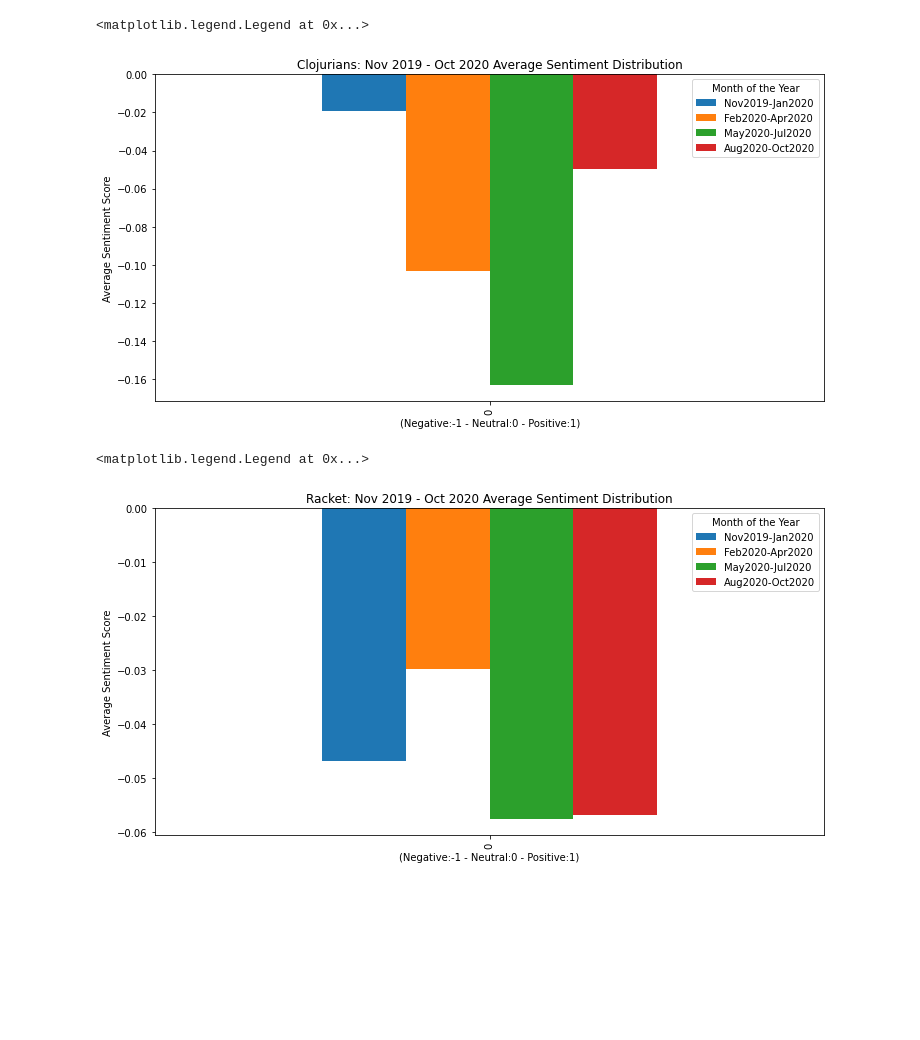
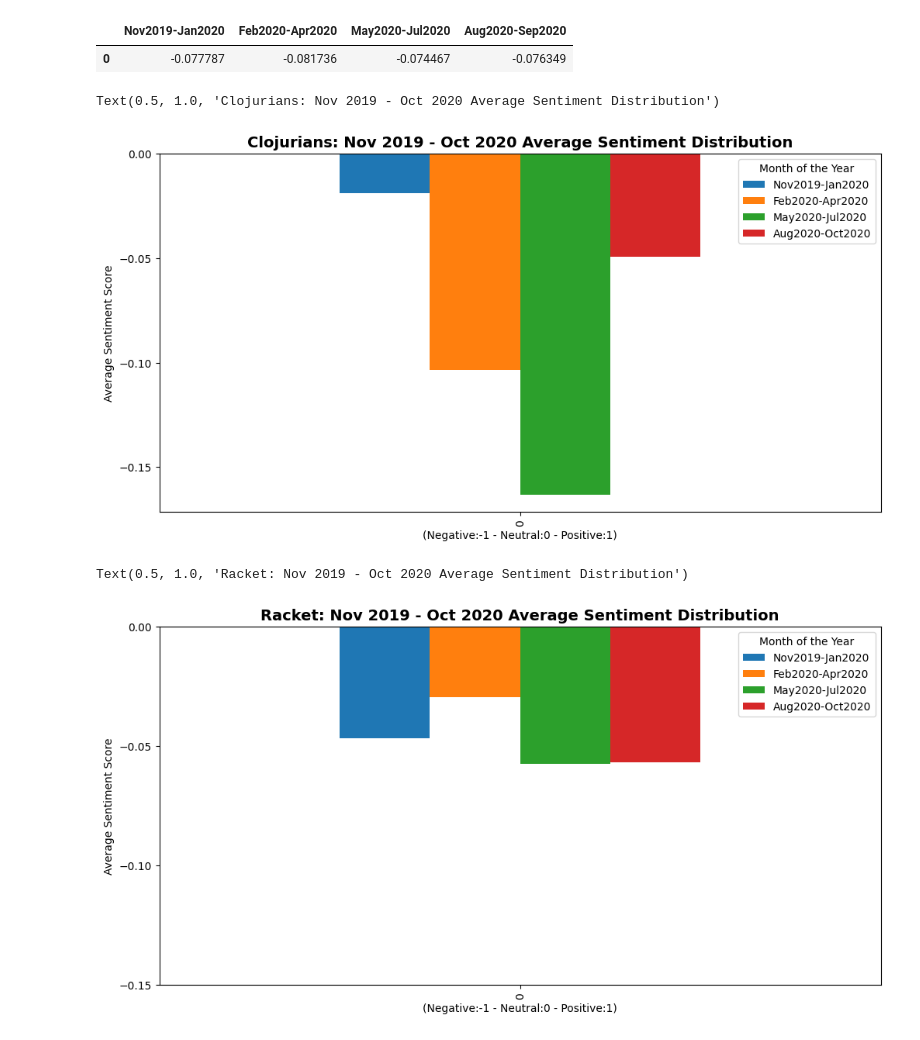
Before and after one commit to Tomgroot/empiricalSE, a Jupyter notebook: meanCalc.ipynb, the cells around one changed output. Drawn from its saved outputs; the diff is of its cells as text; code cells hidden in the pictures; blank space fills up the shorter version.

Commit message:
Sentiment and Frequency Update

```diff
--- a/meanCalc.ipynb
+++ b/meanCalc.ipynb
@@ -18,19 +28,26 @@ go_df.plot.bar(xlabel='(Negative:-1 - Neutral:0 - Positive:1)', ylabel='Average
+# %%
+go_df
+# %% [output]
+|  | Nov2019-Jan2020 | Feb2020-Apr2020 | May2020-Jul2020 | Aug2020-Sep2020 |
+| 0 | -0.077787 | -0.081736 | -0.074467 | -0.076349 |
 # %%
 clojure_fileList = ['clojure_Nov2019-Jan2020-CR.csv', 'clojure_Feb2020-Apr2020-CR.csv', 'clojure_May2020-Jul2020-CR.csv', 'clojure_Aug2020-Oct2020-CR.csv']
 clojure_lst = [calcMean(file) for file in clojure_fileList]
 clojure_df = pd.DataFrame({'Nov2019-Jan2020': clojure_lst[0], 'Feb2020-Apr2020': clojure_lst[1], 'May2020-Jul2020': clojure_lst[2], 'Aug2020-Oct2020': clojure_lst[3]}, index=[0])
-clojure_df.plot.bar(xlabel='(Negative:-1 - Neutral:0 - Positive:1)', ylabel='Average Sentiment Score', title='Clojurians: Nov 2019 - Oct 2020 Average Sentiment Distribution', figsize=(12,6)).legend(loc='upper right', title='Month of the Year')
+clojure_df.plot.bar(yticks= np.linspace(0, -0.5, 11)[:4], xlabel='(Negative:-1 - Neutral:0 - Positive:1)', ylabel='Average Sentiment Score', figsize=(12,6)).legend(loc='upper right', title='Month of the Year')
+plt.title('Clojurians: Nov 2019 - Oct 2020 Average Sentiment Distribution', fontsize= 14, fontweight='bold')
 # %% [output]
-<matplotlib.legend.Legend at 0x...>
+Text(0.5, 1.0, 'Clojurians: Nov 2019 - Oct 2020 Average Sentiment Distribution')
-[figure, old version]
+[figure, new version]
 # %%
 racket_fileList = ['racketgeneral_Nov2019-Jan2020-CR.csv', 'acket_general_Feb2020-Apr2020-CR.csv', 'acket_general_May2020-Jul2020-CR.csv', 'acket_general_Aug2020-Oct2020-CR.csv']
 racket_lst = [calcMean(file) for file in racket_fileList]
 racket_df = pd.DataFrame({'Nov2019-Jan2020': racket_lst[0], 'Feb2020-Apr2020': racket_lst[1], 'May2020-Jul2020': racket_lst[2], 'Aug2020-Oct2020': racket_lst[3]}, index=[0])
-racket_df.plot.bar(xlabel='(Negative:-1 - Neutral:0 - Positive:1)', ylabel='Average Sentiment Score', title='Racket: Nov 2019 - Oct 2020 Average Sentiment Distribution', figsize=(12,6)).legend(loc='upper right', title='Month of the Year')
+racket_df.plot.bar(yticks= np.linspace(0, -0.5, 11)[:4], xlabel='(Negative:-1 - Neutral:0 - Positive:1)', ylabel='Average Sentiment Score', figsize=(12,6)).legend(loc='upper right', title='Month of the Year')
+plt.title('Racket: Nov 2019 - Oct 2020 Average Sentiment Distribution', fontsize= 14, fontweight='bold')
 # %% [output]
-<matplotlib.legend.Legend at 0x...>
+Text(0.5, 1.0, 'Racket: Nov 2019 - Oct 2020 Average Sentiment Distribution')
-[figure, old version]
+[figure, new version]
 # %%
 python_fileList = ['pythongeneralNov2019-CR.csv', 'pythongeneralDec2019-CR.csv', 'pythongeneralJan2020-CR.csv', 'pythongeneralFeb2020-CR.csv',
                    'pythongeneralMar2020-CR.csv', 'pythongeneralApr2020-CR.csv', 'pythongeneralMay2020-CR.csv', 'pythongeneralJun2020-CR.csv',
```
Also changed, not shown: parts of 8 cells of this notebook.
